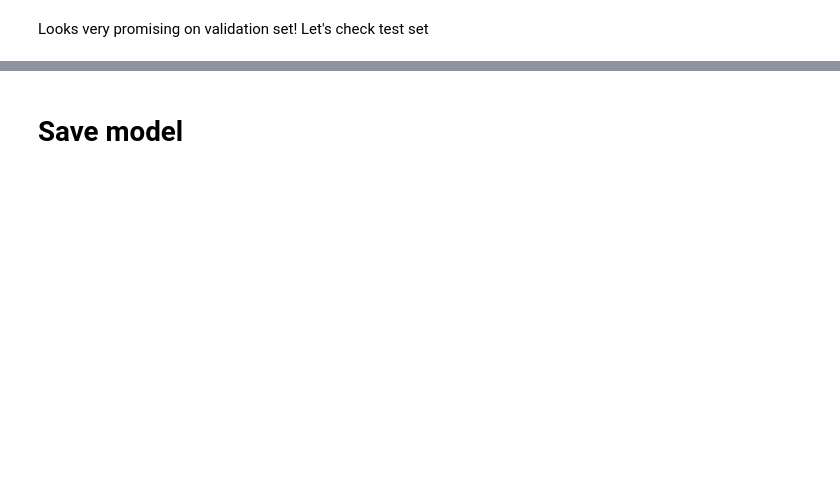
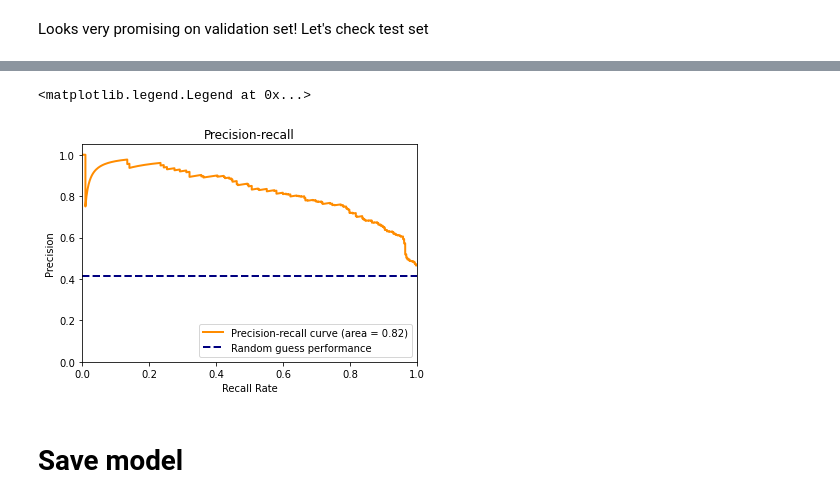
Before and after one commit to LingeJohnsen/Playlist-curator, a Jupyter notebook: Jazzy_training_notebook.ipynb, the cells around one changed output, grey strips where cells are left out. Drawn from its saved outputs; the diff is of its cells as text; code cells hidden in the pictures; blank space fills up the shorter version.

```diff
--- a/Jazzy_training_notebook.ipynb
+++ b/Jazzy_training_notebook.ipynb
@@ -382,3 +402,33 @@ Precision is 0.76
+# %%
+from sklearn import metrics
+from sklearn.utils.class_weight import compute_sample_weight
+
+# sample_weights = compute_sample_weight(class_weight='balanced', y=y_test)
+random_pr = y_test.value_counts().iloc[1] / len(y_test)
+
+predictions = best_model.predict(X_test)
+precision, recall, thresholds = metrics.precision_recall_curve(y_test, predictions)
+pr_auc = metrics.auc(recall, precision)
+
+plt.figure()
+lw = 2
+plt.plot(
+         recall,
+         precision,
+         color = 'darkorange',
+         lw = lw,
+         label = 'Precision-recall curve (area = {})'.format(round(pr_auc,2))
+        )
+plt.plot([0, 1], [random_pr, random_pr], color='navy', lw=lw, linestyle='--', label='Random guess performance')
+plt.xlim([0.0, 1.0])
+plt.ylim([0.0, 1.05])
+plt.xlabel('Recall Rate')
+plt.ylabel('Precision')
+plt.title('Precision-recall')
+plt.legend(loc = 'lower right')
+# %% [output]
+<matplotlib.legend.Legend at 0x...>
+[figure, added]
 # %% [markdown]
 # Save model
 # %%
```
Also changed, not shown: parts of 17 cells of this notebook, 1 other file.
